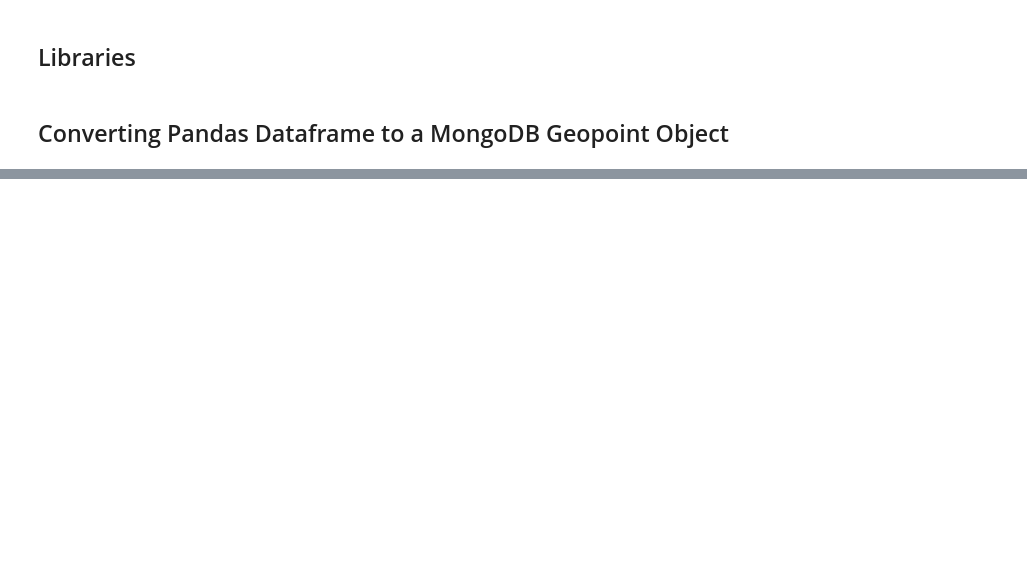
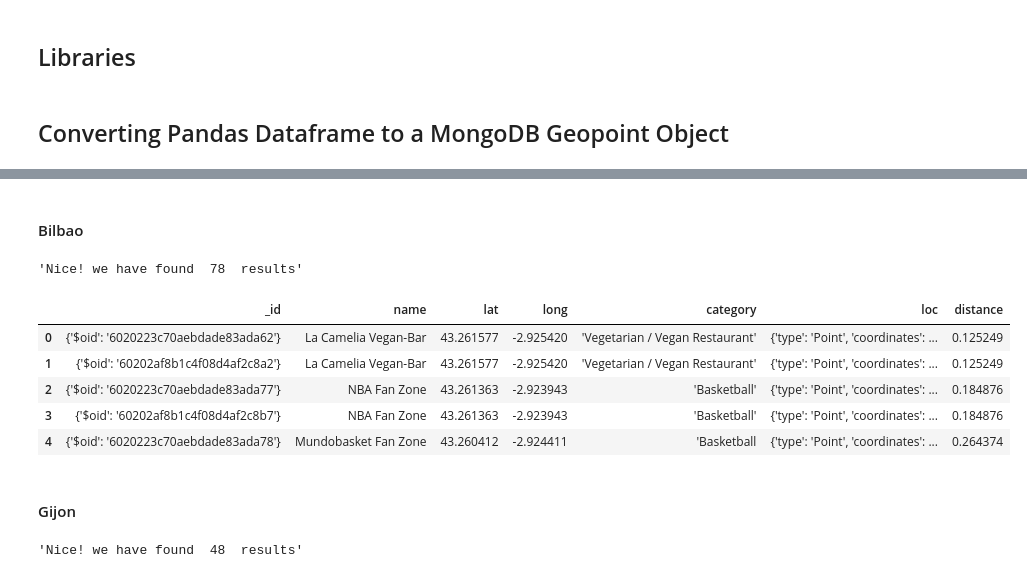
Before and after one commit to Ironhack-weekly-Projects/P3_Geospatial_Data, a Jupyter notebook: Geospatial queries.ipynb, the cells around one changed output, grey strips where cells are left out. Drawn from its saved outputs; the diff is of its cells as text; code cells hidden in the pictures; blank space fills up the shorter version.

```diff
--- a/Geospatial queries.ipynb
+++ b/Geospatial queries.ipynb
@@ -39,6 +42,9 @@ gdf_pets.head()
 # %%
 client = MongoClient()
 db = client.geo
-collection = db.pets
-collection.create_index([("loc", "2dsphere")])
+collection_bilbao = db.bilbao
+collection_bilbao.create_index([("loc", "2dsphere")])
+
+data_bilbao = gdf_bilbao.to_dict(orient='records')
+collection_bilbao.insert_many(data_bilbao)
 # %% [output]
@@ -84,6 +65,9 @@ gdf_vegan.head()
 # %%
 client = MongoClient()
 db = client.geo
-collection = db.vegan
-collection.create_index([("loc", "2dsphere")])
+collection_gijon = db.gijon
+collection_gijon.create_index([("loc", "2dsphere")])
+
+data_gijon = gdf_gijon.to_dict(orient='records')
+collection_gijon.insert_many(data_gijon)
 # %% [output]
@@ -95,0 +125,12 @@ collection.insert_many(data_vegan)
+# %%
+def queries_close (collection, lon, lat):
+    query = [{
+    "$geoNear": {'near': [lon, lat],
+                 'distanceField': 'distance',
+                 'maxDistance': 7000,
+                 'distanceMultiplier': 6371,
+                 'spherical'  : True}}]
+    geoloc = collection.aggregate(query)
+    response_json = json.loads(dumps(geoloc))
+
+    return response_json
@@ -95,0 +147,21 @@ collection.insert_many(data_vegan)
+# %% [markdown]
+#### Bilbao
+# %%
+bilbao = queries_close(collection_bilbao, -2.9253, 43.2627)
+bilbao_check= check_results(bilbao)
+# %%
+bilbao_check
+# %% [output]
+'Nice! we have found  78  results'
+# %%
+df_bilbao = pd.DataFrame(bilbao)
+df_bilbao.head()
+# %% [output]
+|  | _id | name | lat | long | category | loc | distance |
+| 0 | {'$oid': '6020223c70aebdade83ada62'} | La Camelia Vegan-Bar | 43.261577 | -2.925420 | 'Vegetarian / Vegan Restaurant' | {'type': 'Point', 'coordinates': ... | 0.125249 |
+| 1 | {'$oid': '60202af8b1c4f08d4af2c8a2'} | La Camelia Vegan-Bar | 43.261577 | -2.925420 | 'Vegetarian / Vegan Restaurant' | {'type': 'Point', 'coordinates': ... | 0.125249 |
+| 2 | {'$oid': '6020223c70aebdade83ada77'} | NBA Fan Zone | 43.261363 | -2.923943 | 'Basketball' | {'type': 'Point', 'coordinates': ... | 0.184876 |
+| 3 | {'$oid': '60202af8b1c4f08d4af2c8b7'} | NBA Fan Zone | 43.261363 | -2.923943 | 'Basketball' | {'type': 'Point', 'coordinates': ... | 0.184876 |
+| 4 | {'$oid': '6020223c70aebdade83ada78'} | Mundobasket Fan Zone | 43.260412 | -2.924411 | 'Basketball | {'type': 'Point', 'coordinates': ... | 0.264374 |
+# %% [markdown]
+#### Gijon
@@ -95,0 +171,4 @@ collection.insert_many(data_vegan)
+# %%
+gijon_check
+# %% [output]
+'Nice! we have found  48  results'
```
Also changed, not shown: parts of 36 cells of this notebook.
